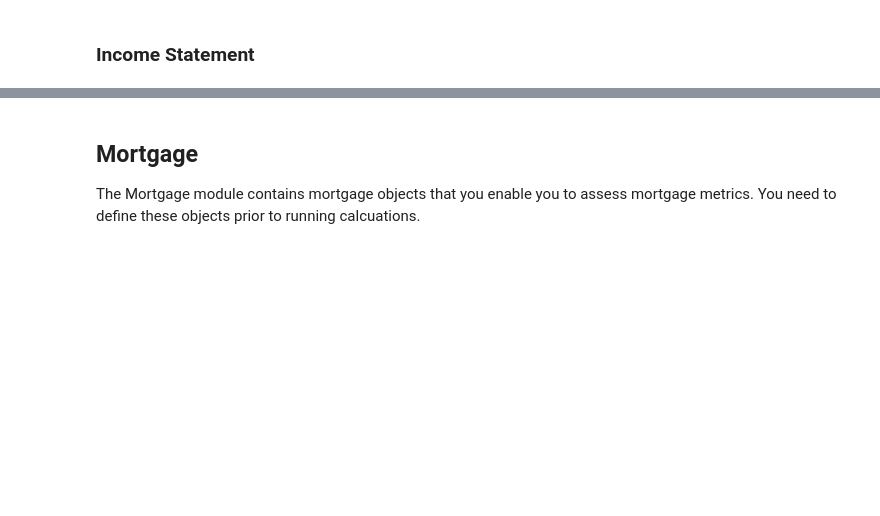
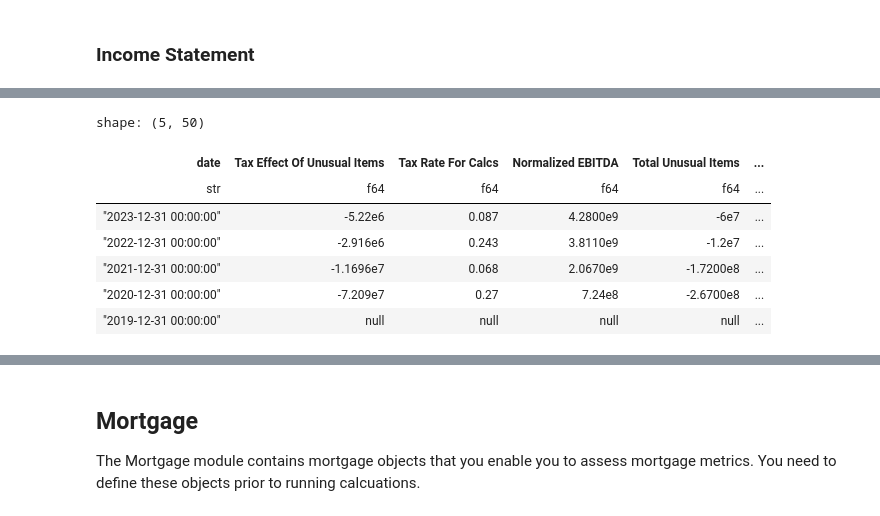
Before and after one commit to jrasband-dev/metric-forge, a Jupyter notebook: readme.ipynb, the cells around one changed output, grey strips where cells are left out. Saved outputs shown, nothing was run; the diff lists cells and outputs as text; code cells hidden in the pictures; blank space fills up the shorter version.

```diff
--- a/readme.ipynb
+++ b/readme.ipynb
@@ -309,0 +136,13 @@ CashFlowStatement(operating_cash_flow=3000,capital_expenditures=4000).free_cash_
+# %%
+import polars as pl
+
+fs.income_statement.with_columns(pl.col('*').forge_income_statement.gross_profit_margin(revenue_column='Total Revenue',cogs_column='Cost Of Revenue'))
+# %% [output]
+shape: (5, 50)
+| date | Tax Effect Of Unusual Items | Tax Rate For Calcs | Normalized EBITDA | Total Unusual Items | ... |
+| str | f64 | f64 | f64 | f64 | ... |
+| "2023-12-31 00:00:00" | -5.22e6 | 0.087 | 4.2800e9 | -6e7 | ... |
+| "2022-12-31 00:00:00" | -2.916e6 | 0.243 | 3.8110e9 | -1.2e7 | ... |
+| "2021-12-31 00:00:00" | -1.1696e7 | 0.068 | 2.0670e9 | -1.7200e8 | ... |
+| "2020-12-31 00:00:00" | -7.209e7 | 0.27 | 7.24e8 | -2.6700e8 | ... |
+| "2019-12-31 00:00:00" | null | null | null | null | ... |
```
Also changed, not shown: parts of 27 cells of this notebook, 5 other files.
